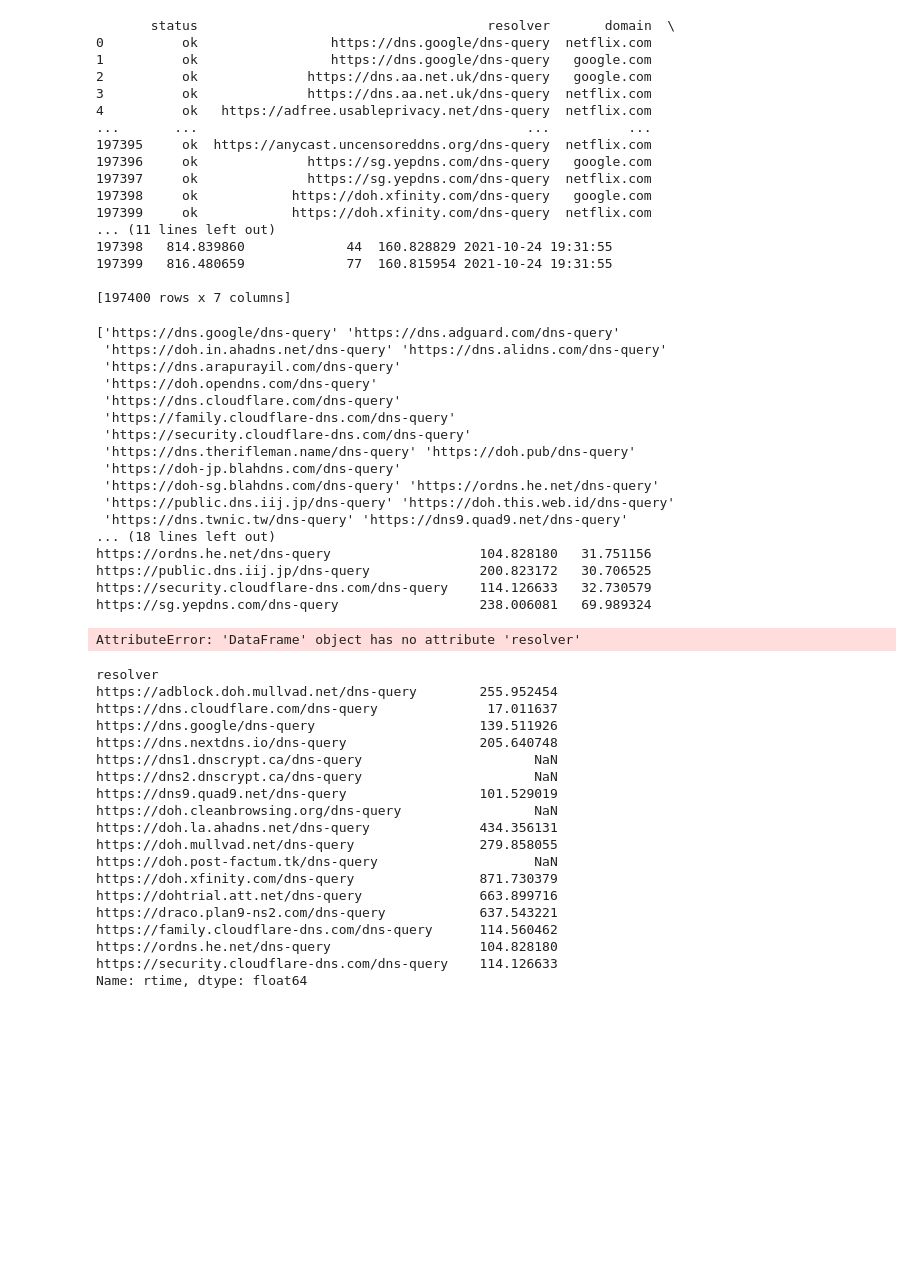
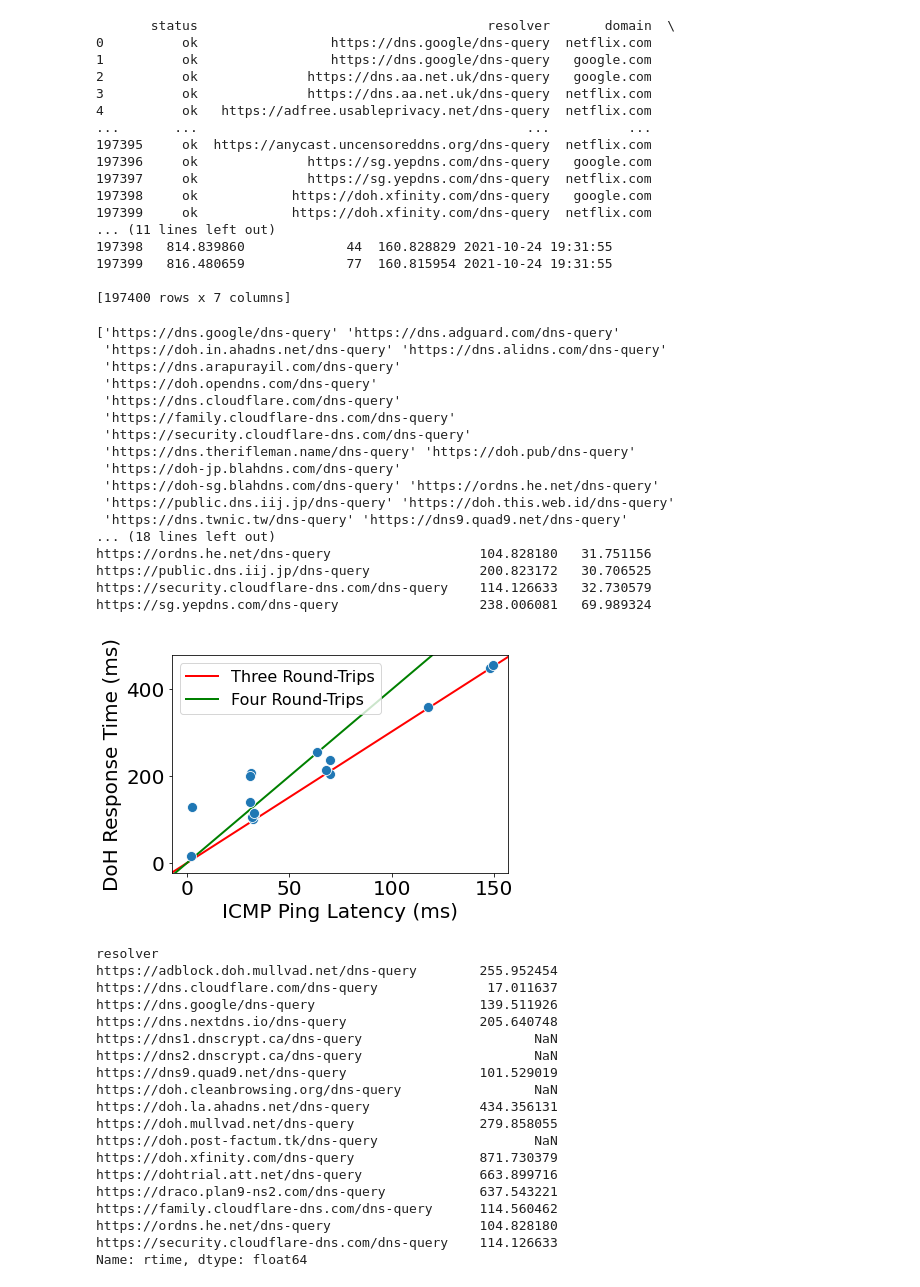
Before and after one commit to noise-lab/dns-measurement, a Jupyter notebook: src/measure/dns-timing/Asia_data_full.ipynb, the cells around one changed output. Drawn from its saved outputs; the diff is of its cells as text; code cells hidden in the pictures; blank space fills up the shorter version.

```diff
--- a/src/measure/dns-timing/Asia_data_full.ipynb
+++ b/src/measure/dns-timing/Asia_data_full.ipynb
@@ -89,39 +89,37 @@ print(df_medians.resolver.unique())
 df_medians = df_medians.groupby(['resolver']).median()
 print(df_medians)
 df_medians = df_medians[(df_medians.ping_time > 0)]
-print(df_medians.resolver.unique())
 df_medians = df_medians[(df_medians.rtime <= 1000)]
-print(df_medians.resolver.unique())
 
 fig, ax = plt.subplots()
 plt.axline((0, 0), (0.33, 1), linewidth=2, color='r', zorder=-1, label='Three Round-Trips')
 plt.axline((0, 0), (0.25, 1), linewidth=2, color='g', zorder=-1, label='Four Round-Trips')
 sns.scatterplot(data=df_medians, x="ping_time", y="rtime", ax=ax, s=100)
 ax.set_xlabel('ICMP Ping Latency (ms)', fontsize=20)
 ax.set_ylabel('DoH Response Time (ms)', fontsize=20)
 ax.tick_params(axis='both', which='major', labelsize=20)
-plt.legend(fontsize=16)
+plt.legend(fontsize=16, loc='upper left')
 plt.tight_layout()
 plt.savefig("../../../paper/figures/Seoul_ping_qrt_scatter.pdf")
 # %% [output]
 ['https://dns.google/dns-query' 'https://dns.adguard.com/dns-query'
  'https://doh.in.ahadns.net/dns-query' 'https://dns.alidns.com/dns-query'
  'https://dns.arapurayil.com/dns-query'
  'https://doh.opendns.com/dns-query'
  'https://dns.cloudflare.com/dns-query'
  'https://family.cloudflare-dns.com/dns-query'
  'https://security.cloudflare-dns.com/dns-query'
  'https://dns.therifleman.name/dns-query' 'https://doh.pub/dns-query'
  'https://doh-jp.blahdns.com/dns-query'
  'https://doh-sg.blahdns.com/dns-query' 'https://ordns.he.net/dns-query'
  'https://public.dns.iij.jp/dns-query' 'https://doh.this.web.id/dns-query'
  'https://dns.twnic.tw/dns-query' 'https://dns9.quad9.net/dns-query'
 ... (18 lines left out)
 https://ordns.he.net/dns-query                   104.828180   31.751156
 https://public.dns.iij.jp/dns-query              200.823172   30.706525
 https://security.cloudflare-dns.com/dns-query    114.126633   32.730579
 https://sg.yepdns.com/dns-query                  238.006081   69.989324
-AttributeError: 'DataFrame' object has no attribute 'resolver'
+[figure, added]
 # %%
 # Median of each resolver in ascending order(removed the ones with nan)
 NA_array_of_resolvers = pd.Series(ip_north_america['resolver']).unique()
```
Also changed, not shown: 5 other files.
